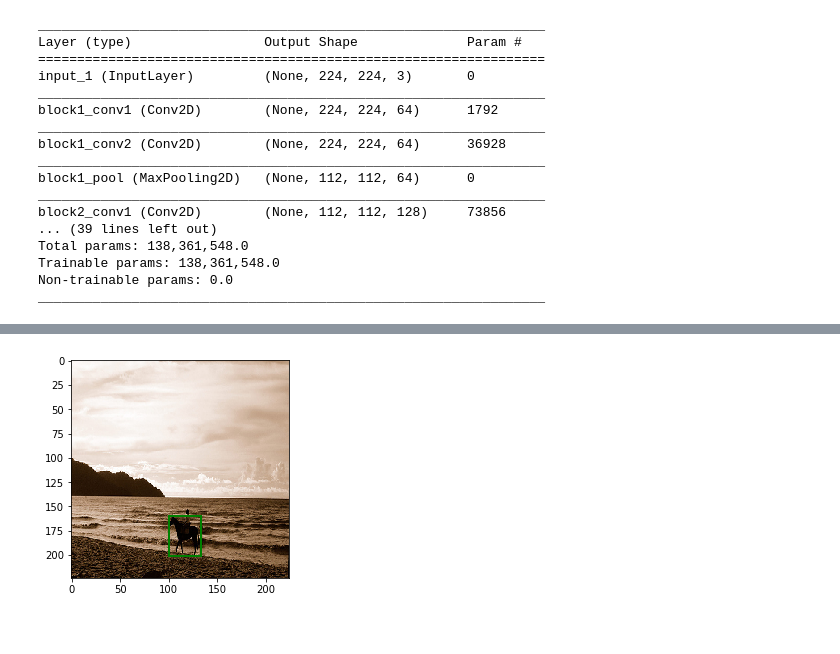
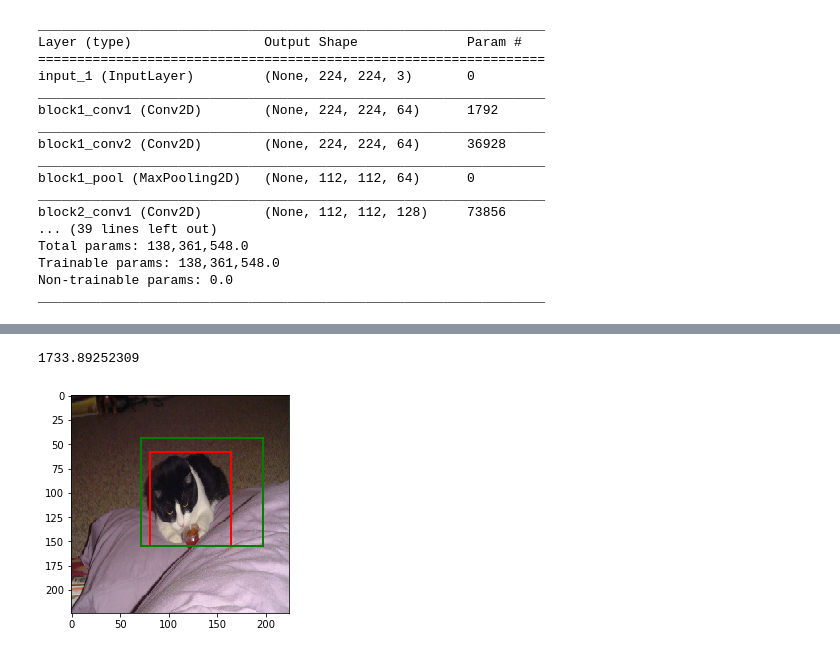
Before and after one commit to sksq96/cnn-localization, a Jupyter notebook: keral-finetune.ipynb, the cells around one changed output, grey strips where cells are left out. Drawn from its saved outputs; the diff is of its cells as text; code cells hidden in the pictures.

```diff
--- a/keral-finetune.ipynb
+++ b/keral-finetune.ipynb
@@ -154,8 +164,11 @@ def plot(y, y_pred, folder='dev'):
     img = list(data.keys())[idx]
     plot_bb(img, y[idx], y_pred[idx])
 # %%
-y_pred, mse = test(X, y)
+y_pred, mse = test(X_test, y_test)
+print(mse)
+# %% [output]
+1733.89252309
-# %%
-plot(y, y)
-# %% [output]
-[figure, removed]
+# %%
+plot(y_test, y_pred, 'test')
+# %% [output]
+[figure, added]
```
Also changed, not shown: parts of 1 cell of this notebook, 1 other file.
